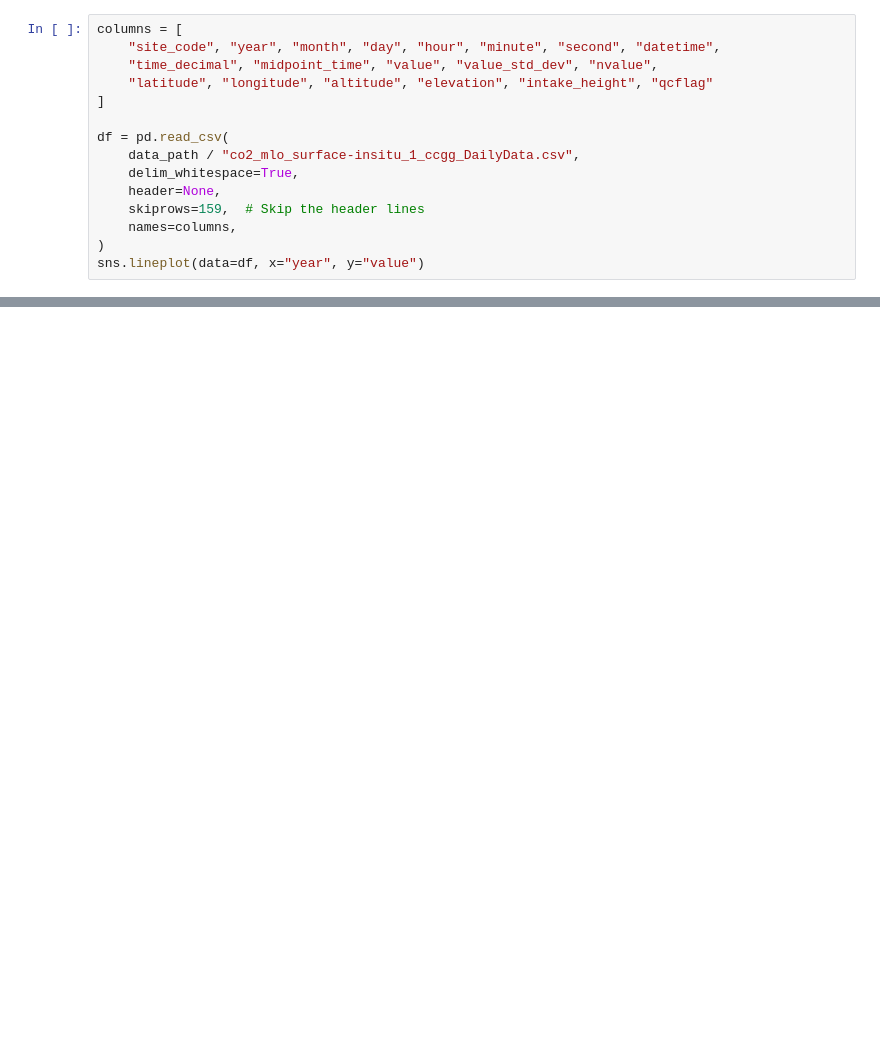
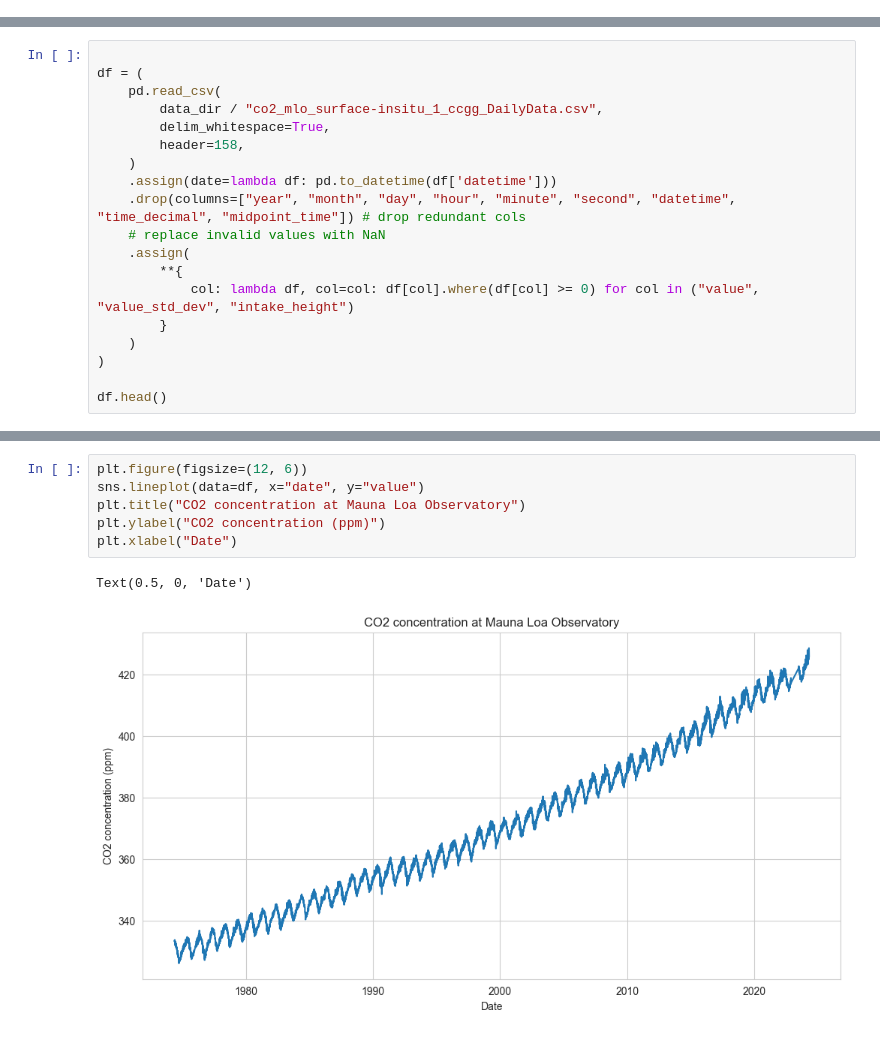
Before and after one commit to JanDuchscherer104/time-series-analysis, a Jupyter notebook: notebooks/lecture_01.ipynb, the cells around one changed output, grey strips where cells are left out. Saved outputs shown, nothing was run; the diff lists cells and outputs as text; blank space fills up the shorter version.

```diff
--- a/notebooks/lecture_01.ipynb
+++ b/notebooks/lecture_01.ipynb
@@ -18,18 +22,3 @@ list(f"{pth.stem}{pth.suffix}" for pth in data_path.glob("*"))
  'rad_muc_margareten.csv',
  'co2_spo.csv',
  'sea_ice_s.csv']
-# %%
-columns = [
-    "site_code", "year", "month", "day", "hour", "minute", "second", "datetime",
-    "time_decimal", "midpoint_time", "value", "value_std_dev", "nvalue",
-    "latitude", "longitude", "altitude", "elevation", "intake_height", "qcflag"
-]
-
-df = pd.read_csv(
-    data_path / "co2_mlo_surface-insitu_1_ccgg_DailyData.csv",
-    delim_whitespace=True,
-    header=None,
-    skiprows=159,  # Skip the header lines
-    names=columns,
-)
-sns.lineplot(data=df, x="year", y="value")
@@ -68,0 +25,19 @@ sns.lineplot(data=df.query("value > 0"), x="year", y="value", ax=ax.twinx(), est
+# %%
+
+df = (
+    pd.read_csv(
+        data_dir / "co2_mlo_surface-insitu_1_ccgg_DailyData.csv",
+        delim_whitespace=True,
+        header=158,
+    )
+    .assign(date=lambda df: pd.to_datetime(df['datetime']))
+    .drop(columns=["year", "month", "day", "hour", "minute", "second", "datetime", "time_decimal", "midpoint_time"]) # drop redundant cols
+    # replace invalid values with NaN
+    .assign(
+        **{
+            col: lambda df, col=col: df[col].where(df[col] >= 0) for col in ("value", "value_std_dev", "intake_height")
+        }
+    )
+)
+
+df.head()
@@ -68,0 +51,9 @@ sns.lineplot(data=df.query("value > 0"), x="year", y="value", ax=ax.twinx(), est
+# %%
+plt.figure(figsize=(12, 6))
+sns.lineplot(data=df, x="date", y="value")
+plt.title("CO2 concentration at Mauna Loa Observatory")
+plt.ylabel("CO2 concentration (ppm)")
+plt.xlabel("Date")
+# %% [output]
+Text(0.5, 0, 'Date')
+[figure, added]
```
Also changed, not shown: parts of 10 cells of this notebook.
